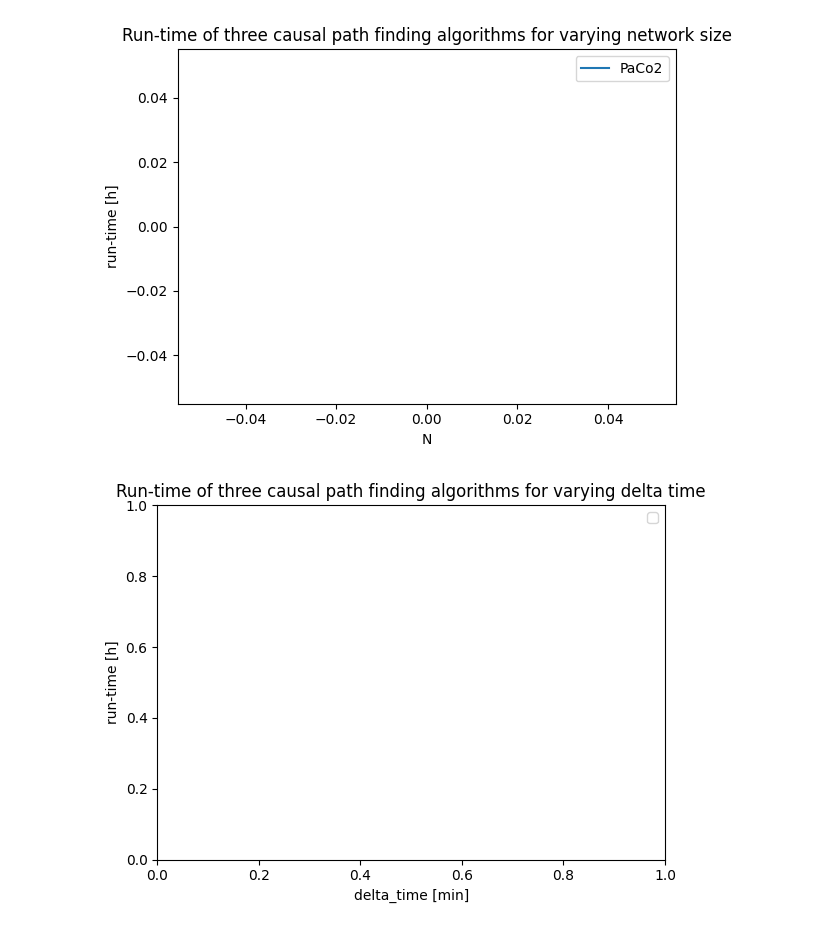
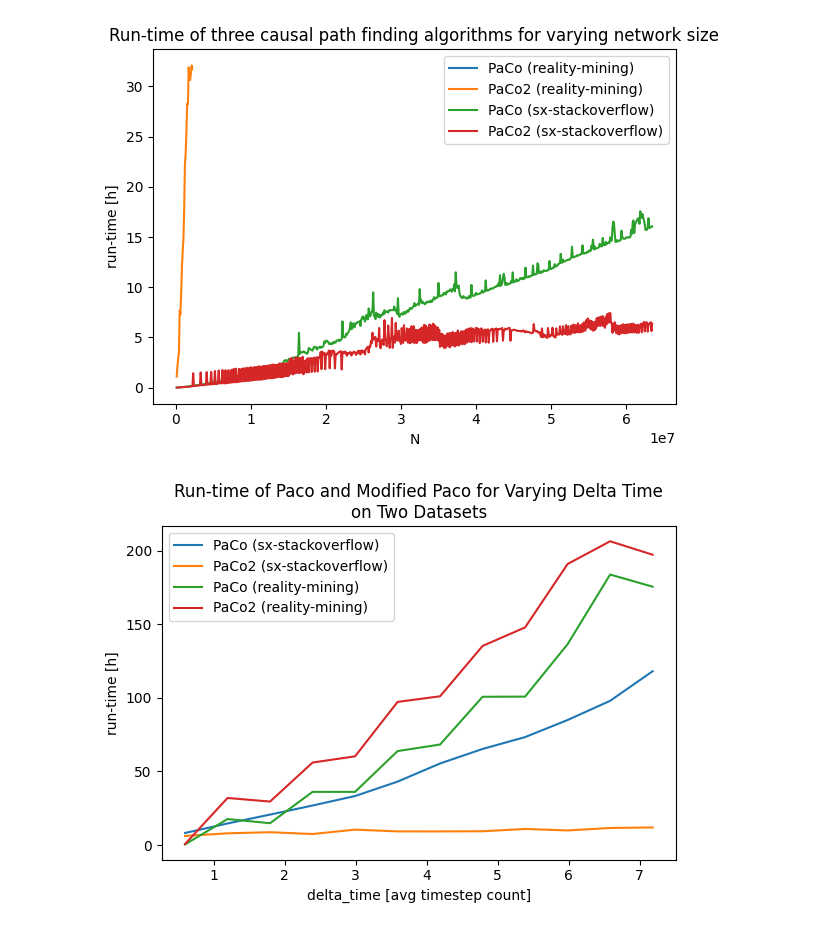
Before and after one commit to DutchJelly/social-networks-paco, a Jupyter notebook: main_plotting.ipynb, the cells around one changed output. Cells and saved outputs as stored; diff of their text form; code cells hidden in the pictures.

Commit message:
add plots of results

```diff
--- a/main_plotting.ipynb
+++ b/main_plotting.ipynb
@@ -77,10 +77,10 @@ def plot_dt(df: pd.DataFrame, algorithms):
             y / 60,
             label=label,
         )
-    plt.xlabel("delta_time [min]")
+    plt.xlabel("delta_time [avg timestep count]")
     plt.ylabel("run-time [h]")
-    plt.legend(loc="upper right")
-    plt.title("Run-time of three causal path finding algorithms for varying delta time")
+    plt.legend(loc="upper left")
+    plt.title("Run-time of Paco and Modified Paco for Varying Delta Time\non Two Datasets")
 
     plt.tight_layout()
     plt.show()
@@ -117,7 +117,7 @@ def read_result_csvs():
             df = results.get((dataset, experiment), experiment_result_df)
             df[algorithm] = experiment_result_df[algorithm]
             results[(dataset, experiment)] = df
-    return reduce(lambda a, b: a.concat(b), results.values())
+    return reduce(lambda a, b: pd.concat([a,b]), results.values())
 
 
 results_df = read_result_csvs()
@@ -127,2 +127,2 @@ plot_all(results_df)
-[figure, old version]
+[figure, new version]
-[figure, old version]
+[figure, new version]
```
Also changed, not shown: parts of 1 cell of this notebook, 5 other files.
